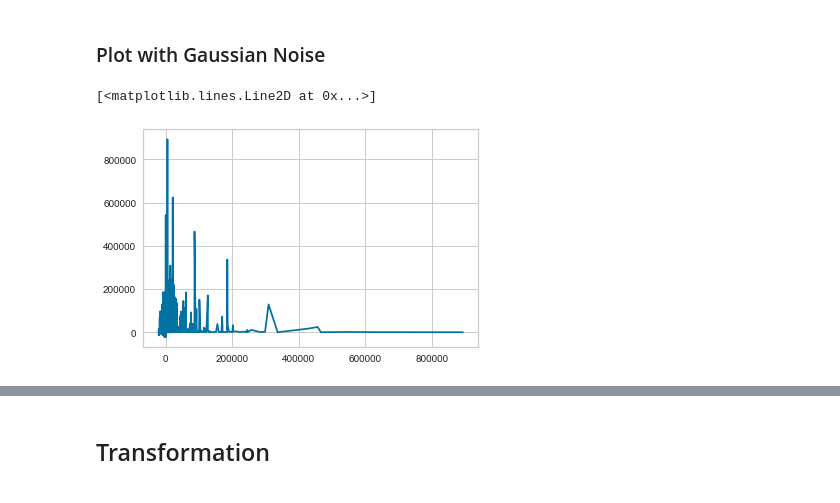
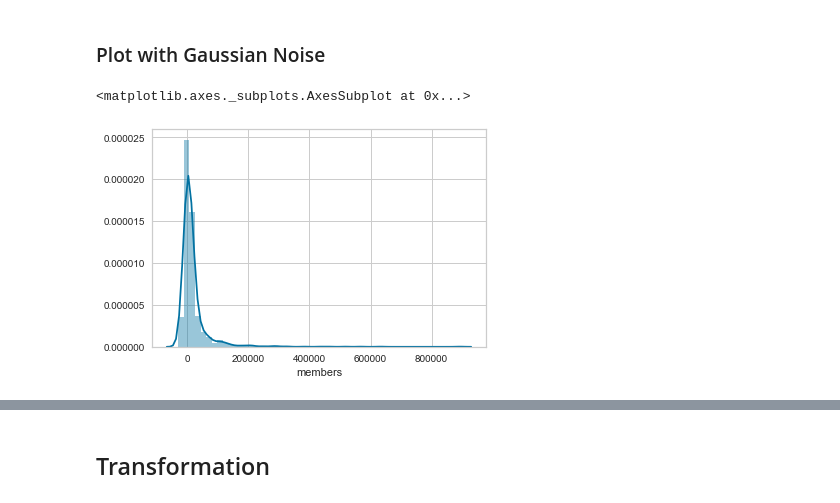
Before and after one commit to sezinsezgin/Anime_Rating_Prediction, a Jupyter notebook: Error Detection & Repair/Gaussian Noise/Basic Pipeline - Gaussian Noise - Training-CV-HP.ipynb, the cells around one changed output, grey strips where cells are left out. Saved outputs shown, nothing was run; the diff lists cells and outputs as text; code cells hidden in the pictures.

Commit message:
fix the measurements of generating and repairing Gaussian Noise and typo error - not finalized

```diff
--- a/Error Detection & Repair/Gaussian Noise/Basic Pipeline - Gaussian Noise - Training-CV-HP.ipynb
+++ b/Error Detection & Repair/Gaussian Noise/Basic Pipeline - Gaussian Noise - Training-CV-HP.ipynb
@@ -144,0 +143,18 @@ See the caveats in the documentation: http://pandas.pydata.org/pandas-docs/stabl
+# %%
+df = anime_train.members
+#sample = anime_train.members[0:600]
+print("sample of the data before adding Gaussian Noise")
+print(df[1:10])
+mu, sigma = 0, 10000
+
+noise = np.random.normal(mu, sigma, 1600)
+
+signal = df + noise
+
+print("\nsample of the data after adding Gaussian Noise")
+print(signal[0:10])
+
+anime_train.members.update(signal)
+
+anime_train.to_csv("dirtyTrainDataset.csv", index = False,
+                  columns = ['anime_id', 'name','genre','type', 'episodes','rating', 'members', 'overview'])
@@ -145,9 +179,13 @@ See the caveats in the documentation: http://pandas.pydata.org/pandas-docs/stabl
 # %% [markdown]
 ### Plot with Gaussian Noise
-# %%
-#plt.scatter(sample.sort_values(), signal.sort_values(), linewidth=1, linestyle="-", c="b")
-
-plt.plot(df.sort_values(), anime_train.members, 'b')
-# %% [output]
-[<matplotlib.lines.Line2D at 0x...>]
-[figure, removed]
+# %%
+import numpy as np
+import pandas as pd
+import seaborn as sns
+import matplotlib.pyplot as plt
+
+#Befor Applying Gaussian Noise
+sns.distplot(df)
+# %% [output]
+<matplotlib.axes._subplots.AxesSubplot at 0x...>
+[figure, added]
```
Also changed, not shown: parts of 12 cells of this notebook, 11 other files.
